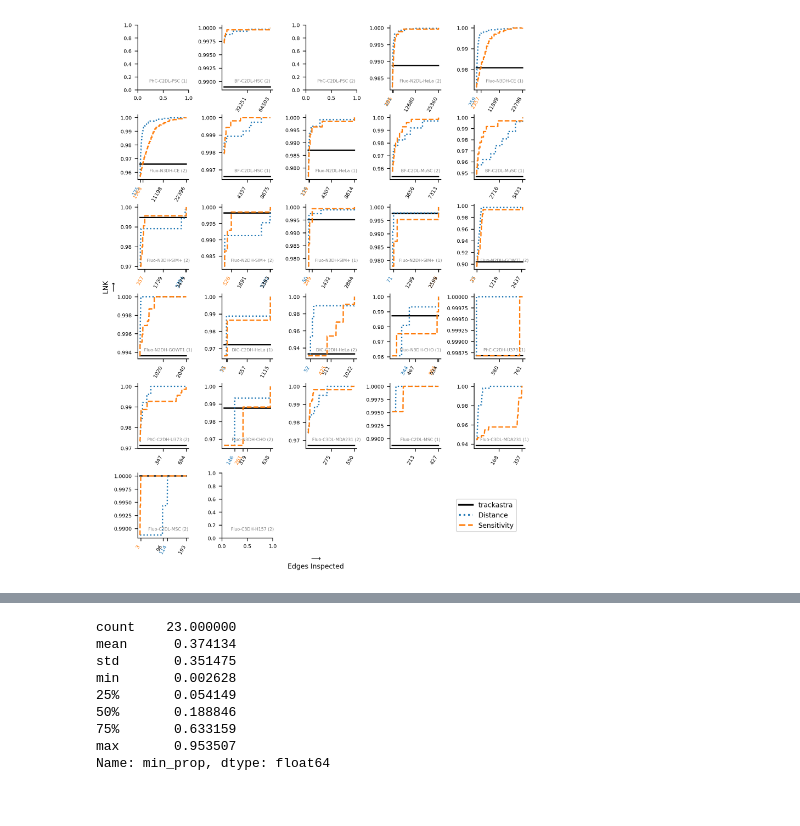
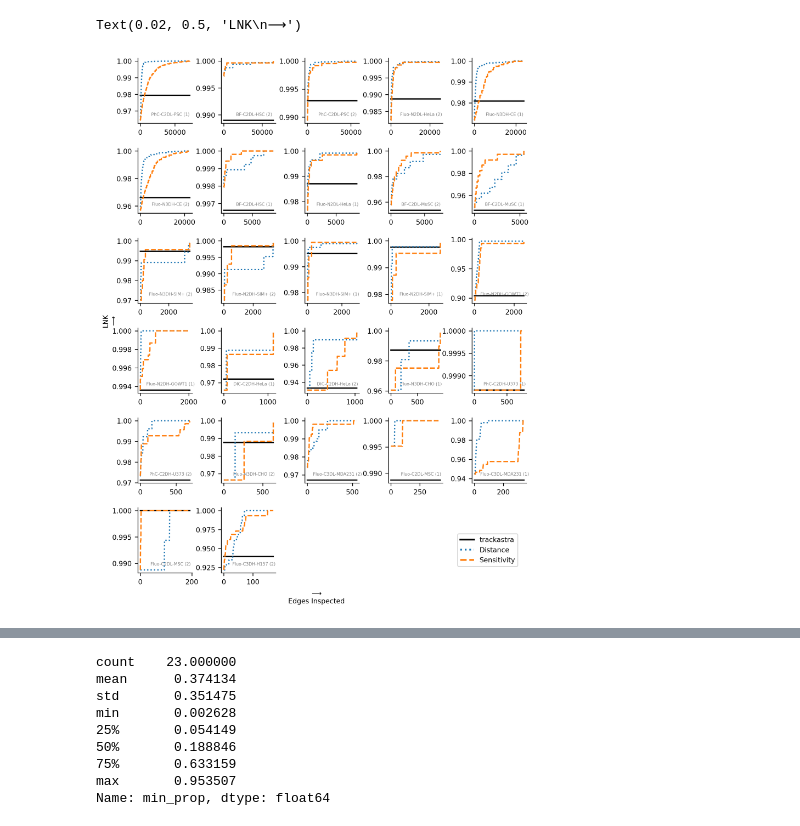
Before and after one commit to DragaDoncila/isbi25, a Jupyter notebook: plot_figures.ipynb, the cells around one changed output, grey strips where cells are left out. Cells and saved outputs as stored; diff of their text form; code cells hidden in the pictures.

```diff
--- a/plot_figures.ipynb
+++ b/plot_figures.ipynb
@@ -126,6 +173,10 @@ plt.rc('font', size=8)
 
 grid = sns.FacetGrid(all_df, col='ds_name', col_wrap=5, sharex=False, sharey=False, col_order=plot_order, height=1.8)
 
+grid.map_dataframe(sns.lineplot, x='feature_distance_presented_rank', y='trackastra_LNK', color='black')
+grid.map_dataframe(sns.lineplot, x='feature_distance_presented_rank', y='feature_distance_LNK', color=sns.color_palette()[0], linestyle=':')
+grid.map_dataframe(sns.lineplot, x='sensitivity_diff_presented_rank', y='sensitivity_diff_LNK', color=sns.color_palette()[1], linestyle='--')
+
 for i, ax in enumerate(grid.axes.flat):
     # ax.set_xlabel(plot_order[i])
     name = plot_order[i]
@@ -133,63 +184,65 @@ for i, ax in enumerate(grid.axes.flat):
     name_list[1] = f' ({name_list[1][1]})'
     name = ''.join(name_list)
     ax.text(0.6, 0.135, f'{name}', ha='center', va='center', fontsize=5, color='grey', transform=ax.transAxes, zorder=0)  # Adjust alpha for transparency
 
-grid.map_dataframe(sns.lineplot, x='feature_distance_presented_rank', y='trackastra_LNK', color='black')
-grid.map_dataframe(sns.lineplot, x='feature_distance_presented_rank', y='feature_distance_LNK', color=sns.color_palette()[0], linestyle=':')
-grid.map_dataframe(sns.lineplot, x='sensitivity_diff_presented_rank', y='sensitivity_diff_LNK', color=sns.color_palette()[1], linestyle='--')
-
+    ymin = all_df[all_df.ds_name == plot_order[i]].feature_distance_LNK.min()
+    xmax = all_df[all_df.ds_name == plot_order[i]].feature_distance_presented_rank.max()
+    # ax.axline((0, ymin), (xmax, 1), color='lightgrey', zorder=0)
+    # ax.plot([0, xmax], [ymin, 1], color='lightgrey', zorder=0)
 
 # Create custom legend labels
 custom_lines = [
     Line2D([0], [0], color='black', lw=2),
+    # Line2D([0], [0], color='lightgrey', lw=2),
     Line2D([0], [0], color=sns.color_palette()[0], lw=2, linestyle=':'),
     Line2D([0], [0], color=sns.color_palette()[1], lw=2, linestyle='--'),
 ]
 
 # Add legend to the figure
 grid.figure.legend(custom_lines, ['trackastra', 'Distance', 'Sensitivity'], loc='lower right', bbox_to_anchor=(0.975, 0.05))
 # grid.figure.tight_layout()
 grid.figure.set_size_inches(7, 9)
 grid.figure.set_dpi(300)
 # grid.set(ylim=(0.85, 1))
 grid.set_titles("")
 # grid.set_ylabels('LNK')
 grid.set_axis_labels('', '')
 # grid.set_xlabels('{col_name}')
 grid.figure.text(0.5, 0.0001, '⟶\nEdges Inspected', ha='center', va='center', fontsize=8)  # X-axis label at the bottom center
 grid.figure.text(0.02, 0.5, 'LNK\n⟶', ha='center', va='center', rotation='vertical', fontsize=8)  # Y-axis label on the left center
 
-for i, ax in enumerate(grid.axes.flat):
-    xticks = ax.get_xticks()
-    xticks[-1] = all_df[all_df['ds_name'] == plot_order[i]].shape[0]
-    xticks[-2] = all_df[all_df['ds_name'] == plot_order[i]].shape[0] // 2
+# for i, ax in enumerate(grid.axes.flat):
+#     xticks = ax.get_xticks()
+#     xticks[-1] = all_df[all_df['ds_name'] == plot_order[i]].shape[0]
+#     xticks[-2] = all_df[all_df['ds_name'] == plot_order[i]].shape[0] // 2
 
-    ds_name_row = result[result['ds_name'] == plot_order[i]]
-    if len(ds_name_row):
-        custom_xtick_sens = ds_name_row['sensitivity_n_edges'].values[0]
-        custom_xtick_dist = ds_name_row['distance_n_edges'].values[0]
+#     ds_name_row = result[result['ds_name'] == plot_order[i]]
+#     if len(ds_name_row):
+#         custom_xtick_sens = ds_name_row['sensitivity_n_edges'].values[0]
+#         custom_xtick_dist = ds_name_row['distance_n_edges'].values[0]
 
-        if custom_xtick_sens > 0 and custom_xtick_sens not in xticks:
-            xticks = np.append(xticks, custom_xtick_sens)
-        if custom_xtick_dist > 0 and custom_xtick_dist not in xticks:
-            xticks = np.append(xticks, custom_xtick_dist)
+#         if custom_xtick_sens > 0 and custom_xtick_sens not in xticks:
+#             xticks = np.append(xticks, custom_xtick_sens)
+#         if custom_xtick_dist > 0 and custom_xtick_dist not in xticks:
+#             xticks = np.append(xticks, custom_xtick_dist)
 
-        sorted_ticks = np.sort(xticks)
-        sorted_ticks = sorted_ticks[sorted_ticks > 0]
-        ax.set_xticks(sorted_ticks)
-        ax.set_xticklabels(ax.get_xticklabels(), ha='right', rotation=60)
+#         sorted_ticks = np.sort(xticks)
+#         sorted_ticks = sorted_ticks[sorted_ticks > 0]
+#         ax.set_xticks(sorted_ticks)
+#         ax.set_xticklabels(ax.get_xticklabels(), ha='right', rotation=60)
 
-        # Customize the appearance of the custom tick (make it red, for example)
-        for tick in ax.get_xticklabels():
-            if float(tick.get_text()) == custom_xtick_dist:
-                tick.set_color(sns.color_palette()[0])
-                # tick.set_fontweight('bold')
-            elif float(tick.get_text()) == custom_xtick_sens:
-                tick.set_color(sns.color_palette()[1])
-                # tick.set_fontweight('bold')
-    ax.tick_params(axis='both', which='major', labelsize=6)
+#         # Customize the appearance of the custom tick (make it red, for example)
+#         for tick in ax.get_xticklabels():
+#             if float(tick.get_text()) == custom_xtick_dist:
+#                 tick.set_color(sns.color_palette()[0])
+#                 # tick.set_fontweight('bold')
+#             elif float(tick.get_text()) == custom_xtick_sens:
+#                 tick.set_color(sns.color_palette()[1])
+#                 # tick.set_fontweight('bold')
+#     ax.tick_params(axis='both', which='major', labelsize=6)
 # %% [output]
+Text(0.02, 0.5, 'LNK\n⟶')
-[figure, old version]
+[figure, new version]
 # %%
 all_df.groupby('ds_name').agg({'feature_distance_LNK': 'max', 'sensitivity_diff_LNK': 'max'})
 # %% [output]
```
Also changed, not shown: parts of 10 cells of this notebook, 11 other files.
